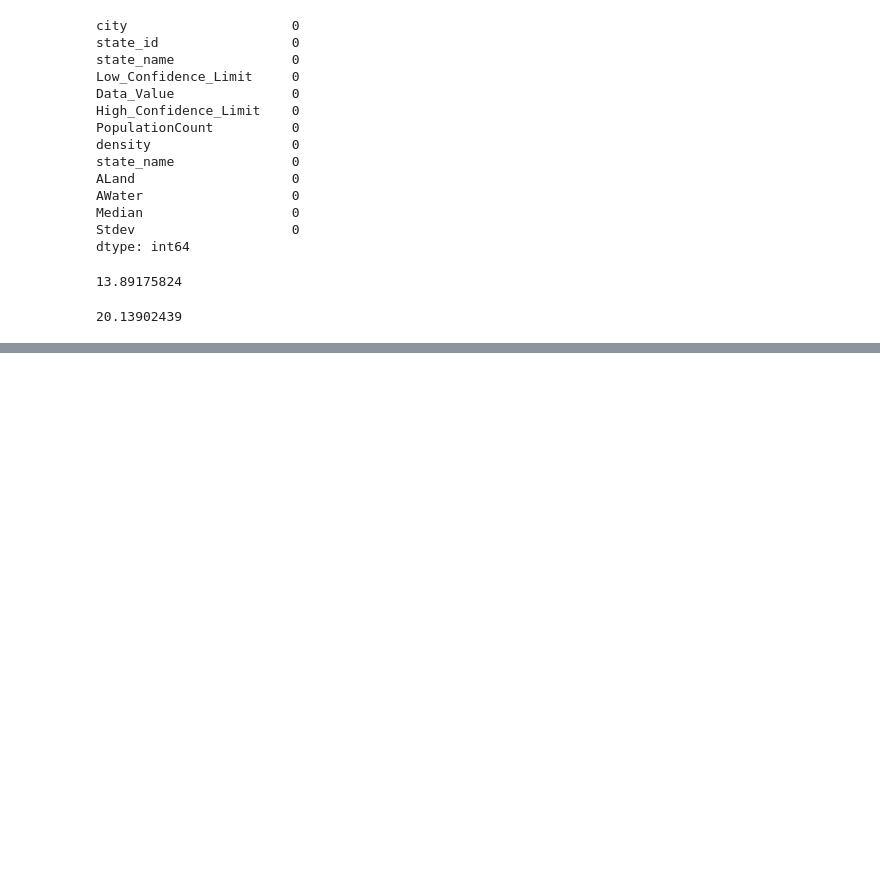
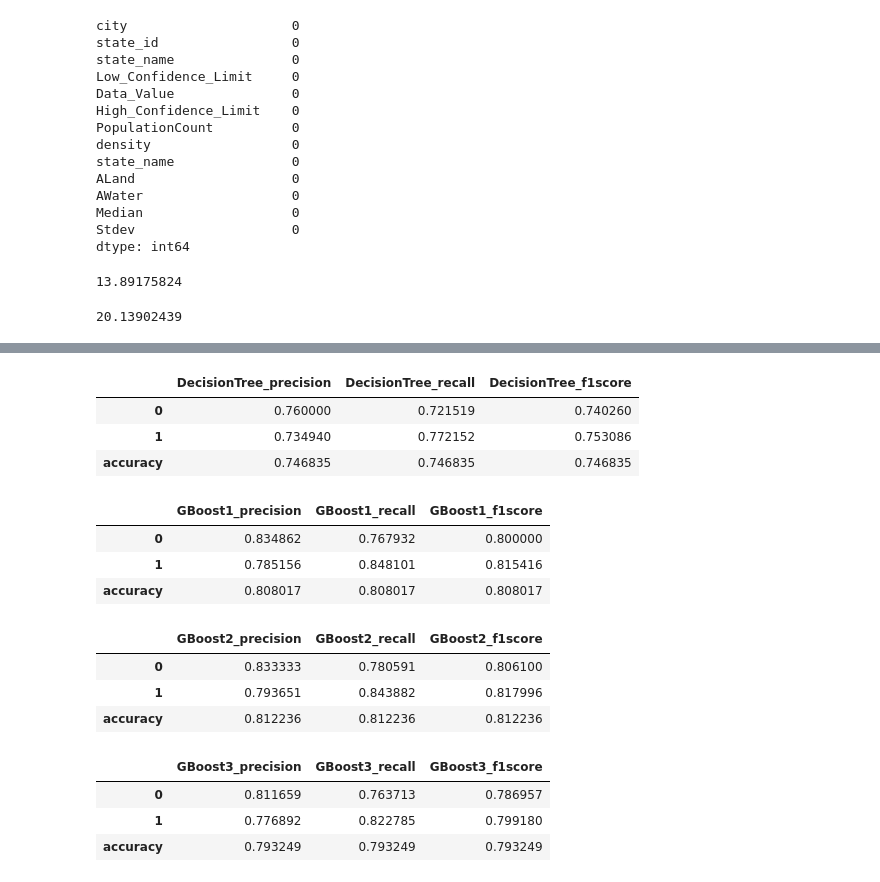
Before and after one commit to nhafer88/Mental_Health_Predictor, a Jupyter notebook: Shallow_ML.ipynb, the cells around one changed output, grey strips where cells are left out. Drawn from its saved outputs; the diff is of its cells as text; code cells hidden in the pictures; blank space fills up the shorter version.

```diff
--- a/Shallow_ML.ipynb
+++ b/Shallow_ML.ipynb
@@ -150,0 +233,73 @@ merged_df.to_csv("merged.csv", index=False)
+# %%
+DecisionTree = tree.DecisionTreeClassifier()
+pipeline = Pipeline([('transformer', scaler), ('estimator', DecisionTree)])
+DecisionTree_predicted = cross_val_predict(pipeline, X, y, cv=10)
+report = metrics.classification_report(y, DecisionTree_predicted, output_dict=True)
+DecisionTree_result_df = pd.DataFrame(report).transpose()
+DecisionTree_result_df = DecisionTree_result_df.rename(columns={"precision": "DecisionTree_precision", "recall": "DecisionTree_recall", "f1-score": "DecisionTree_f1score"})
+DecisionTree_result_df = DecisionTree_result_df.drop(columns={'support'})
+DecisionTree_result_df = DecisionTree_result_df.drop(index={'macro avg','weighted avg'})
+DecisionTree_result_df
+# %% [output]
+|  | DecisionTree_precision | DecisionTree_recall | DecisionTree_f1score |
+| 0 | 0.760000 | 0.721519 | 0.740260 |
+| 1 | 0.734940 | 0.772152 | 0.753086 |
+| accuracy | 0.746835 | 0.746835 | 0.746835 |
+# %%
+learning_rates = [0.05, 0.1, 0.25, 0.5, 0.75, 1]
+GBoost1 = GradientBoostingClassifier(n_estimators=20,
+                                            learning_rate=.05,
+                                            max_features=5,
+                                            max_depth=3,
+                                            random_state=0)
+pipeline = Pipeline([('transformer', scaler), ('estimator', GBoost1)])
+GBoost1_predicted = cross_val_predict(pipeline, X, y, cv=10)
+report = metrics.classification_report(y, GBoost1_predicted, output_dict=True)
+GBoost1_result_df = pd.DataFrame(report).transpose()
+GBoost1_result_df = GBoost1_result_df.rename(columns={"precision": "GBoost1_precision", "recall": "GBoost1_recall", "f1-score": "GBoost1_f1score"})
+GBoost1_result_df = GBoost1_result_df.drop(columns={'support'})
+GBoost1_result_df = GBoost1_result_df.drop(index={'macro avg','weighted avg'})
+GBoost1_result_df
+# %% [output]
+|  | GBoost1_precision | GBoost1_recall | GBoost1_f1score |
+| 0 | 0.834862 | 0.767932 | 0.800000 |
+| 1 | 0.785156 | 0.848101 | 0.815416 |
+| accuracy | 0.808017 | 0.808017 | 0.808017 |
+# %%
+GBoost2 = GradientBoostingClassifier(n_estimators=20,
+                                            learning_rate=.1,
+                                            max_features=5,
+                                            max_depth=3,
+                                            random_state=0)
+pipeline = Pipeline([('transformer', scaler), ('estimator', GBoost2)])
+GBoost2_predicted = cross_val_predict(pipeline, X, y, cv=10)
+report = metrics.classification_report(y, GBoost2_predicted, output_dict=True)
+GBoost2_result_df = pd.DataFrame(report).transpose()
+GBoost2_result_df = GBoost2_result_df.rename(columns={"precision": "GBoost2_precision", "recall": "GBoost2_recall", "f1-score": "GBoost2_f1score"})
+GBoost2_result_df = GBoost2_result_df.drop(columns={'support'})
+GBoost2_result_df = GBoost2_result_df.drop(index={'macro avg','weighted avg'})
+GBoost2_result_df
+# %% [output]
+|  | GBoost2_precision | GBoost2_recall | GBoost2_f1score |
+| 0 | 0.833333 | 0.780591 | 0.806100 |
+| 1 | 0.793651 | 0.843882 | 0.817996 |
+| accuracy | 0.812236 | 0.812236 | 0.812236 |
+# %%
+GBoost3 = GradientBoostingClassifier(n_estimators=20,
+                                            learning_rate=.25,
+                                            max_features=5,
+                                            max_depth=3,
+                                            random_state=0)
+pipeline = Pipeline([('transformer', scaler), ('estimator', GBoost3)])
+GBoost3_predicted = cross_val_predict(pipeline, X, y, cv=10)
+report = metrics.classification_report(y, GBoost3_predicted, output_dict=True)
+GBoost3_result_df = pd.DataFrame(report).transpose()
+GBoost3_result_df = GBoost3_result_df.rename(columns={"precision": "GBoost3_precision", "recall": "GBoost3_recall", "f1-score": "GBoost3_f1score"})
+GBoost3_result_df = GBoost3_result_df.drop(columns={'support'})
+GBoost3_result_df = GBoost3_result_df.drop(index={'macro avg','weighted avg'})
+GBoost3_result_df
+# %% [output]
+|  | GBoost3_precision | GBoost3_recall | GBoost3_f1score |
+| 0 | 0.811659 | 0.763713 | 0.786957 |
+| 1 | 0.776892 | 0.822785 | 0.799180 |
+| accuracy | 0.793249 | 0.793249 | 0.793249 |
```
Also changed, not shown: parts of 14 cells of this notebook.
